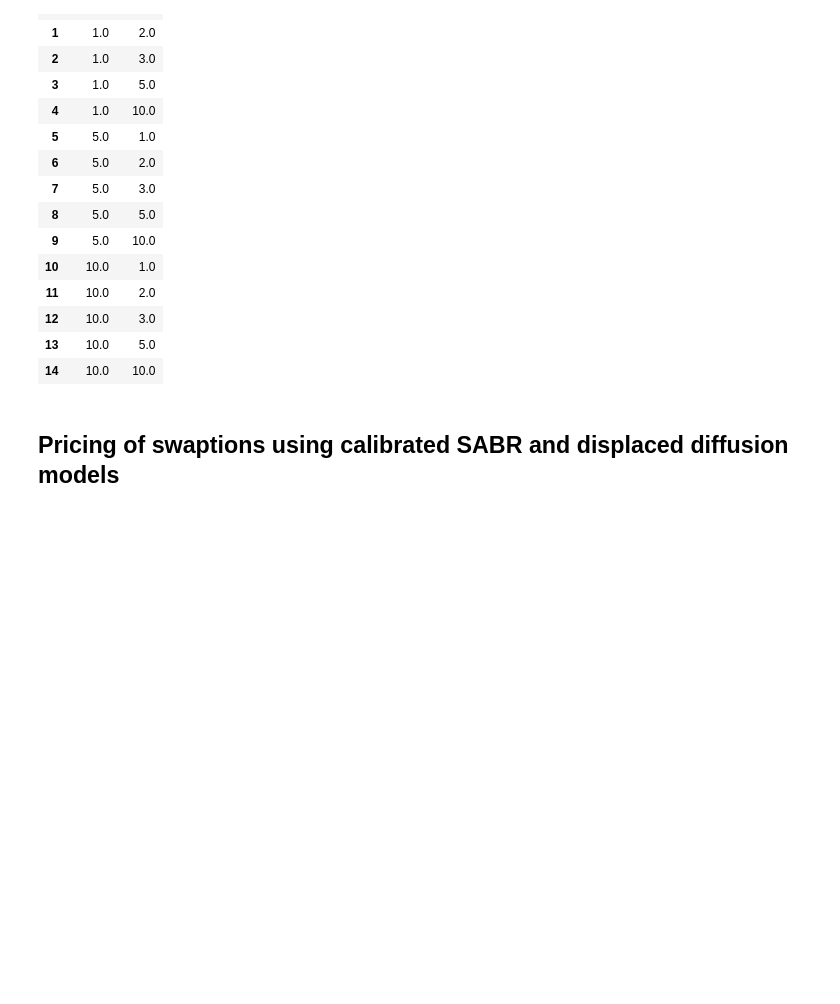
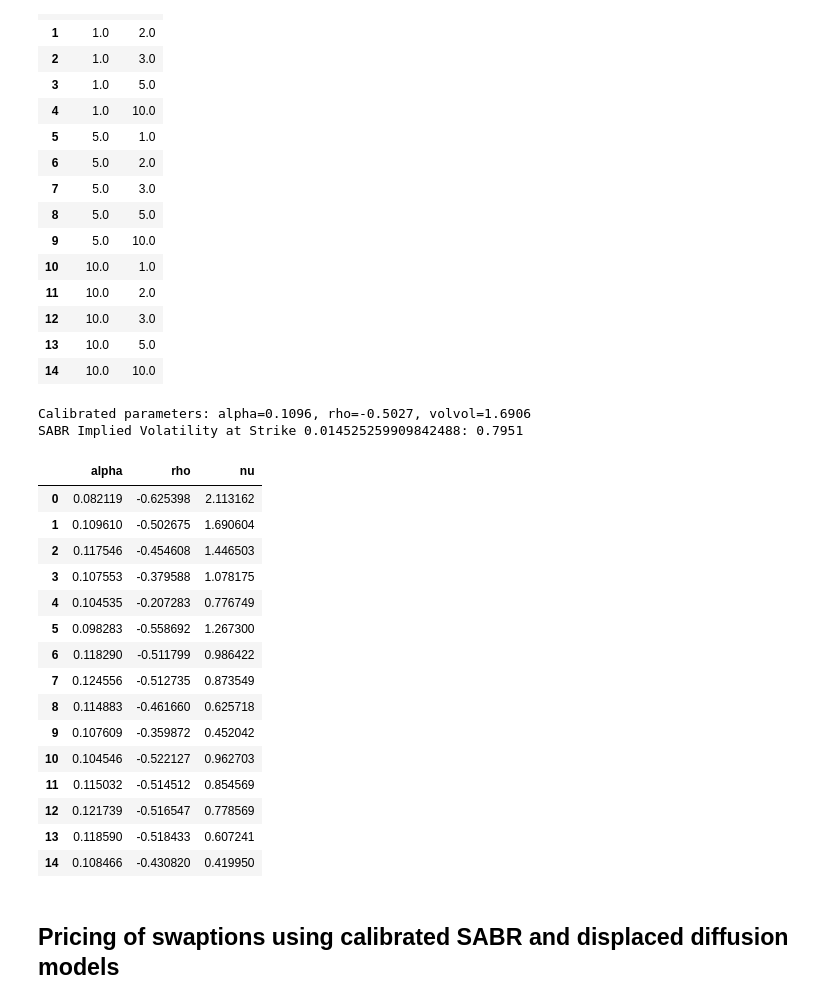
Before and after one commit to Gregtwl/QF605_Assignment, a Jupyter notebook: Answer_Deck_Part2.ipynb, the cells around one changed output. Cells and saved outputs as stored; diff of their text form; code cells hidden in the pictures; blank space fills up the shorter version.

```diff
--- a/Answer_Deck_Part2.ipynb
+++ b/Answer_Deck_Part2.ipynb
@@ -881,3 +793,34 @@ df_timings
 | 12 | 10.0 | 3.0 |
 | 13 | 10.0 | 5.0 |
 | 14 | 10.0 | 10.0 |
+# %%
+# Example Market Data (From our own data) - taken from 1x2 swaption
+
+# example strikes around the forward rate
+market_strikes = df_forward_rates.iloc[1] + np.array([-0.0200, -0.0150, -0.0100, -0.0050, -0.0025, 0.0000, 0.0025, 0.0050, 0.0100, 0.0150, 0.0200])
+
+# market vols as an array must be in percentage for pysabr calibration
+market_vols = np.array([0.83270,0.61240,0.46570,0.35807,0.31712,0.2872,0.2712,0.2684,0.2851,0.31025,0.33523])*100
+
+# Market data inputs
+forward = df_forward_rates.iloc[1]  # current forward rate/price
+shift = 0.00                        # shift value for shifted SABR (handles negative rates/prices)
+t = 1                               # time to expiry (years)
+beta = 0.75                         # fixed beta parameter
+
+# Initialize the SABR object with fixed beta and shift
+sabr = pysabr.Hagan2002LognormalSABR(f=forward, shift=shift, t=t, beta=beta)
+
+# Calibrate alpha, rho, and volvol (nu) from the market data
+# The calibrate method finds the parameters that best fit the provided strikes and vols
+alpha, rho, volvol = sabr.fit(market_strikes, market_vols)
+
+print(f"Calibrated parameters: alpha={alpha:.4f}, rho={rho:.4f}, volvol={volvol:.4f}")
+
+k = forward - 0.02
+sabr_vol = SABR(forward, k, t, alpha, beta, rho, volvol)  # convert to percentage
+
+print(f"SABR Implied Volatility at Strike {k}: {sabr_vol:.4f}")
+# %% [output]
+Calibrated parameters: alpha=0.1096, rho=-0.5027, volvol=1.6906
+SABR Implied Volatility at Strike 0.014525259909842488: 0.7951
@@ -884,3 +841,52 @@ df_timings
+# %%
+def output_sabr_values(df_bps, forward_series, expiry_series, beta, shift=0.0):
+
+    strikes_shift = np.asarray(df_bps.columns)
+
+    output_rows = []
+
+    for i in df_bps.index:
+        # strikes = strikes_shift + forward_series[i]
+        vols = np.asarray(df_bps.iloc[i])
+
+        alpha, rho, nu = calibrate_sabr(strikes_shift, vols, forward_series[i], expiry_series[i], beta, shift)
+
+        # print(alpha, rho, nu)
+
+        output_rows.append({
+            'alpha': alpha,
+            'rho': rho,
+            'nu': nu,
+            'Expiry': expiry_series[i],
+        })
+
+    return pd.DataFrame(
+                        output_rows,
+                        index = df_bps.index,
+                        columns = ['alpha', 'rho', 'nu']
+                        )
+# %%
+sabr_output_values = output_sabr_values(df_bps, df_forward_rates, df_timings['Expiry'], beta = 0.75)
+# sabr_output_values.to_csv('sabr_calibration_results.csv', index = False)
+pd.concat([df_timings, df_forward_rates, sabr_output_values], axis = 1).to_csv('sabr_calibration_results.csv', index = False);
+sabr_output_values
+# %% [output]
+|  | alpha | rho | nu |
+| 0 | 0.082119 | -0.625398 | 2.113162 |
+| 1 | 0.109610 | -0.502675 | 1.690604 |
+| 2 | 0.117546 | -0.454608 | 1.446503 |
+| 3 | 0.107553 | -0.379588 | 1.078175 |
+| 4 | 0.104535 | -0.207283 | 0.776749 |
+| 5 | 0.098283 | -0.558692 | 1.267300 |
+| 6 | 0.118290 | -0.511799 | 0.986422 |
+| 7 | 0.124556 | -0.512735 | 0.873549 |
+| 8 | 0.114883 | -0.461660 | 0.625718 |
+| 9 | 0.107609 | -0.359872 | 0.452042 |
+| 10 | 0.104546 | -0.522127 | 0.962703 |
+| 11 | 0.115032 | -0.514512 | 0.854569 |
+| 12 | 0.121739 | -0.516547 | 0.778569 |
+| 13 | 0.118590 | -0.518433 | 0.607241 |
+| 14 | 0.108466 | -0.430820 | 0.419950 |
 # %% [markdown]
 ## Pricing of swaptions using calibrated SABR and displaced diffusion models
 # %%
```
Also changed, not shown: parts of 14 cells of this notebook, 3 other files.
